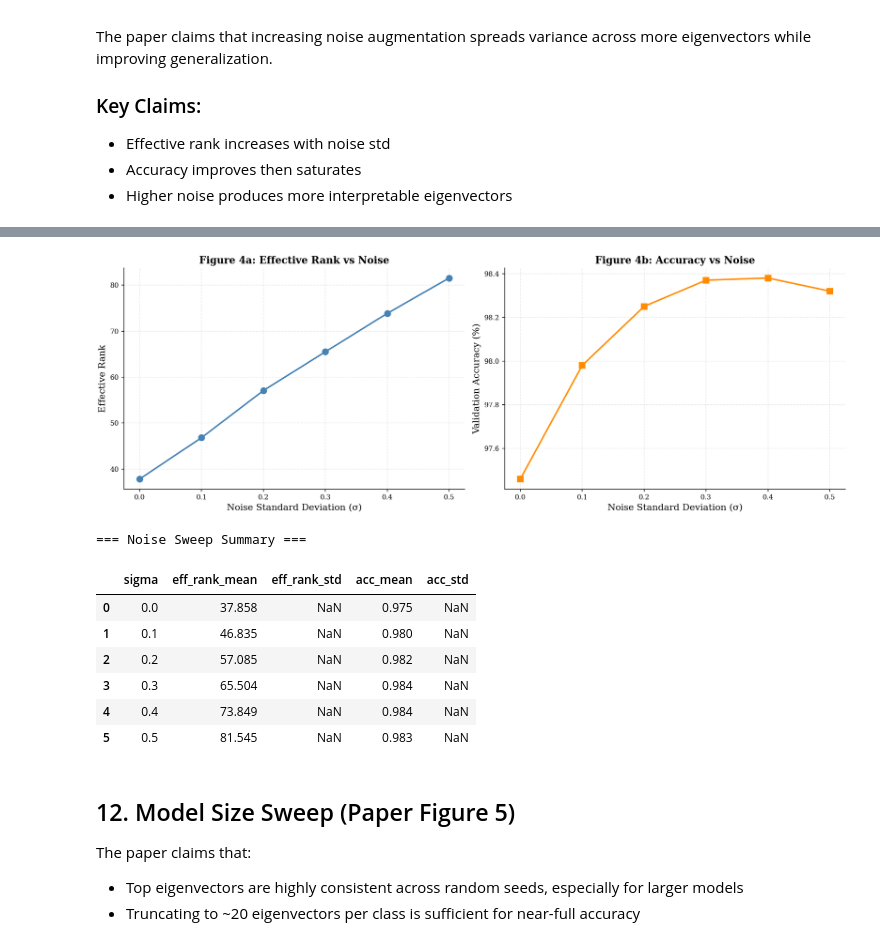
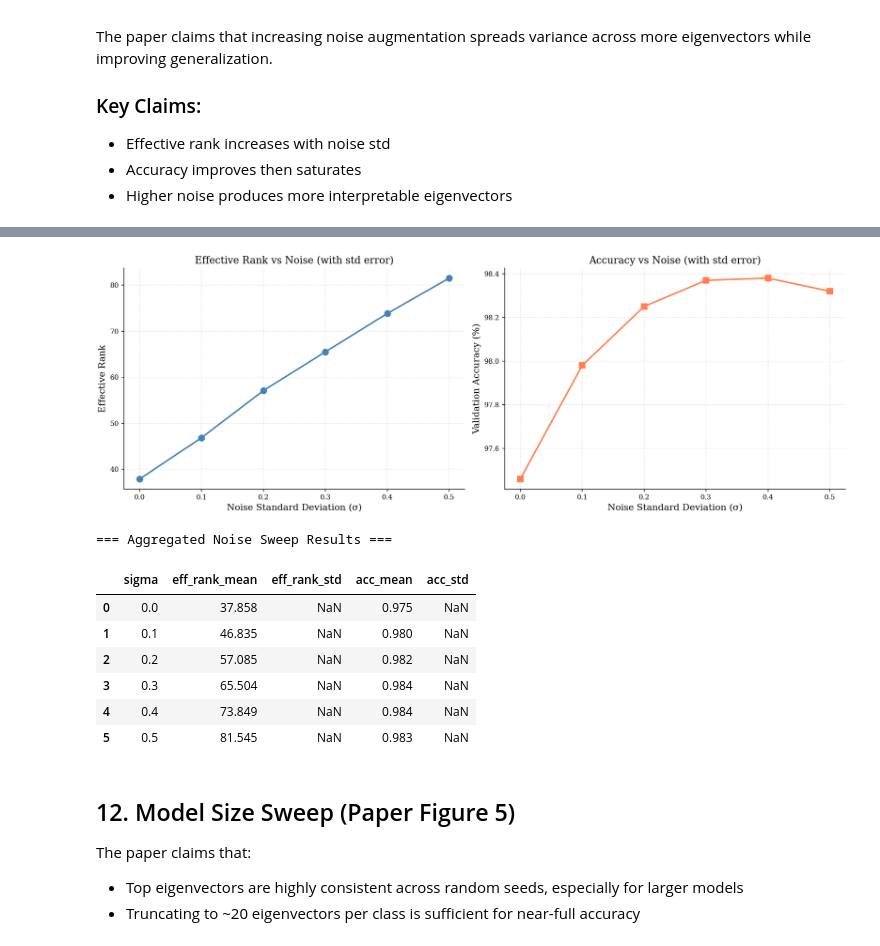
Before and after one commit to erlichon/UvA_FACT_2025, a Jupyter notebook: notebooks/01_reproduction_vision.ipynb, the cells around one changed output, grey strips where cells are left out. Drawn from its saved outputs; the diff is of its cells as text; code cells hidden in the pictures.

```diff
--- a/notebooks/01_reproduction_vision.ipynb
+++ b/notebooks/01_reproduction_vision.ipynb
@@ -572,68 +647,62 @@ else:
 # %%
-# Noise Sweep Analysis - Generate Figure 4
-# Load noise sweep checkpoints and plot effective rank and accuracy vs noise
+# Multi-seed noise sweep analysis (aggregated across seeds)
+# This provides error bars for the noise sweep results
 
 noise_results = []
-NOISE_LEVELS = [0.0, 0.1, 0.2, 0.3, 0.4, 0.5]
 
 for sigma in NOISE_LEVELS:
     for seed in SEEDS:
-        # Check noise sweep directory first, then base MNIST checkpoints
-        path = NOISE_SWEEP_CHECKPOINTS / f"mnist_noise_{sigma}_seed{seed}.pt"
+        path = NOISE_SWEEP_CHECKPOINTS / f"mnist_noise_{sigma:.1f}_seed{seed}.pt"
         if not path.exists():
-            # Try alternative naming
-            path = MNIST_CHECKPOINTS / f"mnist_dense_noise{sigma:.1f}_seed{seed}.pt"
+            path = NOISE_SWEEP_CHECKPOINTS / f"mnist_noise_{sigma}_seed{seed}.pt"
         if path.exists():
             ckpt = torch.load(str(path), map_location='cpu', weights_only=False)
             vals = ckpt['eigenvalues']
-            summary = spectral_summary(vals)
             noise_results.append({
                 'sigma': sigma,
                 'seed': seed,
-                'effective_rank': summary['effective_rank_mean'],
-                'accuracy': ckpt['metrics']['val_acc']
+                'effective_rank': effective_rank(vals).mean().item(),
+                'accuracy': ckpt['metrics'].get('val_acc', ckpt['metrics'].get('test_acc', 0))
             })
 
 if noise_results:
     noise_df = pd.DataFrame(noise_results)
     noise_agg = noise_df.groupby('sigma').agg({
         'effective_rank': ['mean', 'std'],
         'accuracy': ['mean', 'std']
     }).reset_index()
     noise_agg.columns = ['sigma', 'eff_rank_mean', 'eff_rank_std', 'acc_mean', 'acc_std']
 
-    # Create side-by-side plots (Figure 4a and 4b)
+    # Create plots with error bars
     fig, axes = plt.subplots(1, 2, figsize=(14, 5))
 
-    # Figure 4a: Effective Rank vs Noise
     ax = axes[0]
     ax.errorbar(noise_agg['sigma'], noise_agg['eff_rank_mean'], yerr=noise_agg['eff_rank_std'],
                 fmt='o-', capsize=4, linewidth=2, markersize=8, color='steelblue')
     ax.set_xlabel('Noise Standard Deviation (σ)', fontsize=12)
     ax.set_ylabel('Effective Rank', fontsize=12)
-    ax.set_title('Figure 4a: Effective Rank vs Noise', fontsize=13, fontweight='bold')
+    ax.set_title('Effective Rank vs Noise (with std error)', fontsize=13)
     ax.grid(True, alpha=0.3)
 
-    # Figure 4b: Accuracy vs Noise
     ax = axes[1]
     ax.errorbar(noise_agg['sigma'], noise_agg['acc_mean'] * 100, yerr=noise_agg['acc_std'] * 100,
-                fmt='s-', capsize=4, linewidth=2, markersize=8, color='darkorange')
+                fmt='s-', capsize=4, linewidth=2, markersize=8, color='coral')
     ax.set_xlabel('Noise Standard Deviation (σ)', fontsize=12)
     ax.set_ylabel('Validation Accuracy (%)', fontsize=12)
-    ax.set_title('Figure 4b: Accuracy vs Noise', fontsize=13, fontweight='bold')
+    ax.set_title('Accuracy vs Noise (with std error)', fontsize=13)
     ax.grid(True, alpha=0.3)
 
     plt.tight_layout()
     plt.show()
 
-    print("\n=== Noise Sweep Summary ===")
+    print("\n=== Aggregated Noise Sweep Results ===")
     display(noise_agg.round(3))
 else:
-    print("No noise sweep checkpoints found.")
-    print("Run: ./scripts/train/run_vision.sh train noise")
+    print("No multi-seed noise sweep data available.")
+    print("Single-seed results shown in cells above.")
 # %% [output]
-[figure, old version]
+[figure, new version]
-=== Noise Sweep Summary ===
+=== Aggregated Noise Sweep Results ===
 |  | sigma | eff_rank_mean | eff_rank_std | acc_mean | acc_std |
 | 0 | 0.0 | 37.858 | NaN | 0.975 | NaN |
 | 1 | 0.1 | 46.835 | NaN | 0.980 | NaN |
```
Also changed, not shown: parts of 15 cells of this notebook, 18 other files.
